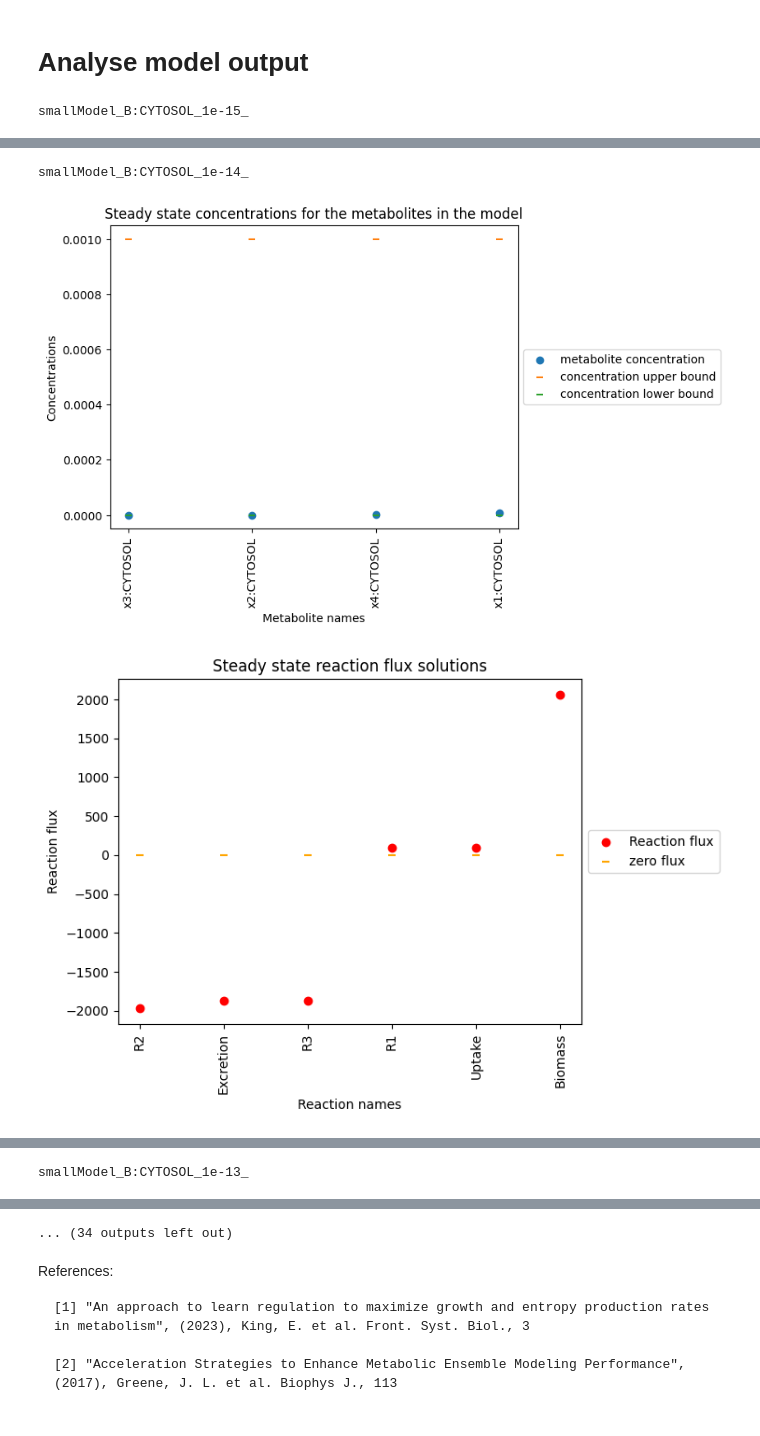
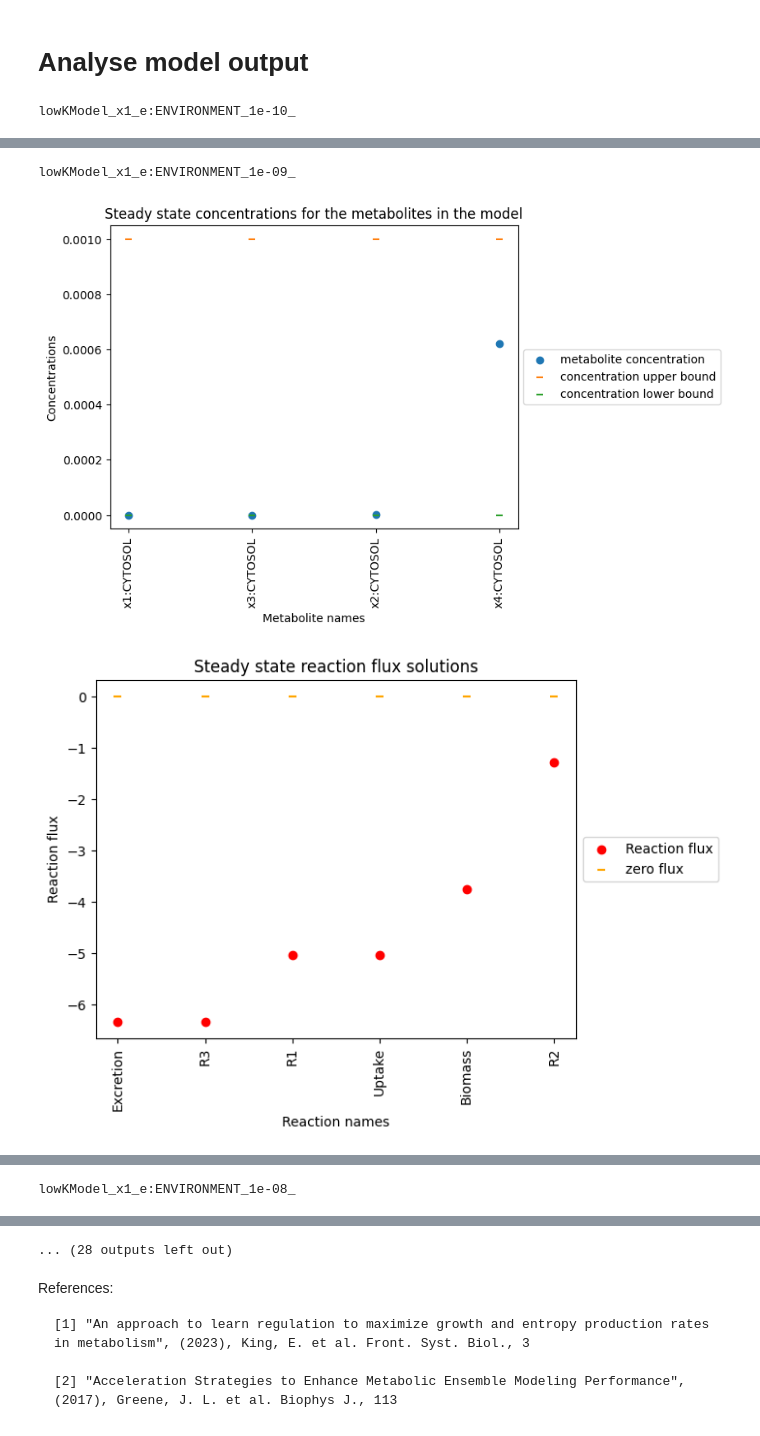
Before and after one commit to PNNL-Predictive-Phenomics/ThermoOpt, a Jupyter notebook: opt_metabolism_tool.ipynb, the cells around one changed output, grey strips where cells are left out. Cells and saved outputs as stored; diff of their text form; code cells hidden in the pictures.

```diff
--- a/opt_metabolism_tool.ipynb
+++ b/opt_metabolism_tool.ipynb
@@ -37,2 +27,2 @@ model_inspection = arabitolModel
 # %%
-S_active, active_reactions, metabolites, Keq = baf.load_model('Saved_models/'+highKModel)
+S_active, active_reactions, metabolites, Keq = baf.load_model('Saved_models/'+model_inspection)
@@ -119,9 +84,9 @@ To switch off an experiment option the user can remove the entry from the simula
 # %%
 base_simulation_list=[]
 simulation_test={
-    'name':'smallModel',
-    'model':'smallModel_highK.pkl',
-    'model_output':'output_smallModel_',
+    'name':'reducedRTModel',
+    'model':RT_reduced_model,
+    'model_output':'output_reduced_RTModel_',
 #     'secondary_objective': {'protein_syn':1, 'rna_syn':1,'dna_syn':1}, # dictionary 'reaction name': val where val \in reals
 #     'primary_obj_tolerance': 100, # positive real, default 100
     'initial_conditions':{}, # dictionary'metabolite name': val where val \in positive reals
@@ -184,16 +146,13 @@ control_dictionary={
     'delta_concentration':[0], # list positive reals
     'delta_flux':[0], # list positive reals
     'mb':[100], # list positive naturals
-    'zeta':[0.01], # list positive reals
-    'swarm_size':5, # naturals, default is 2
+    'zeta':[0.1], # list positive reals
+    'swarm_size':1, # naturals, default is 2
     'linear_solver': 'ma57',
     'max_cpu_time':800000,
-    'max_iter':100000,
-    'acceptable_tol':1e-6,
-    'solver_tol':1e-7,
-    'feasibility_check':False,
-    'feasibility_as_input':False,
-    'annealing_check':False
+    'max_iter':10000,
+    'acceptable_tol':1e-3,
+    'solver_tol':1e-4
 #     'hsllib':'/opt/coinhsl/lib/libcoinhsl.dylib'
 }
 # %% [markdown]
@@ -213,12 +172,10 @@ Different experiments may be performed by scanning over changes in simulation co
 simulationList = base_simulation_list
 
 # change gluc:fruc ratios
-metabolite_name = 'B:CYTOSOL'
+# metabolite_name = 'x1_e:ENVIRONMENT'
 
-conditions=[1e-15,1e-14,1e-13,1e-12,1e-11,1e-10,1e-9,1e-8,1e-7,1e-6,1e-5,1e-4,1e-3]
-
-simulationList = baf.ScanOverInitialCondition(simulationList,metabolite_name,conditions)
-# redox_ratios=[1,0.5,0.25,0.1]
-# simulationList = baf.ScanOverRedoxRatios(simulationList,['A REDUCED THIOREDOXIN:CYTOSOL', 'AN OXIDIZED THIOREDOXIN:CYTOSOL'],redox_ratios)
+# conditions=[1e-10,1e-9,1e-8,1e-7,1e-6,1e-5,1e-4]
+# simulationList = baf.ScanOverInitialCondition(simulationList,metabolite_name,conditions)
+# simulationList = baf.ScanOverRedoxRatios(simulationList,['A REDUCED THIOREDOXIN:CYTOSOL', 'AN OXIDIZED THIOREDOXIN:CYTOSOL'],nh3Conditions)
 # %% [markdown]
 # Run the actual optimization swarm
@@ -269,10 +309,9 @@ Sim Name: smallModel_B:CYTOSOL_0.001_swarm_4_100_0.01_0_0 objective: 0 status: F
 # Analyse model output
 # %%
 reload(anf)
-reload(baf)
-conditionVector=conditions
+conditionVector=[1e-10,1e-9,1e-8,1e-7,1e-6,1e-5,1e-4]
 metaboliteSubset=['x1:CYTOSOL','x2:CYTOSOL','x3:CYTOSOL','x4:CYTOSOL']
 reactionSubset=[]
 concentrationdf =anf.PlotBestSimulations(bestSimulations,control_dictionary,metaboliteSubset,reactionSubset,conditionVector)
 # %% [output]
-smallModel_B:CYTOSOL_1e-15_
+lowKModel_x1_e:ENVIRONMENT_1e-10_
@@ -282,3 +321,3 @@ smallModel_B:CYTOSOL_1e-15_
-smallModel_B:CYTOSOL_1e-14_
+lowKModel_x1_e:ENVIRONMENT_1e-09_
-[figure, old version]
+[figure, new version]
-[figure, old version]
+[figure, new version]
@@ -286 +325 @@ smallModel_B:CYTOSOL_1e-14_
-smallModel_B:CYTOSOL_1e-13_
+lowKModel_x1_e:ENVIRONMENT_1e-08_
@@ -290,4 +329,4 @@ smallModel_B:CYTOSOL_1e-13_
-... (34 outputs left out)
+... (28 outputs left out)
 # %% [markdown]
 References:
 
```
Also changed, not shown: parts of 18 cells of this notebook.
